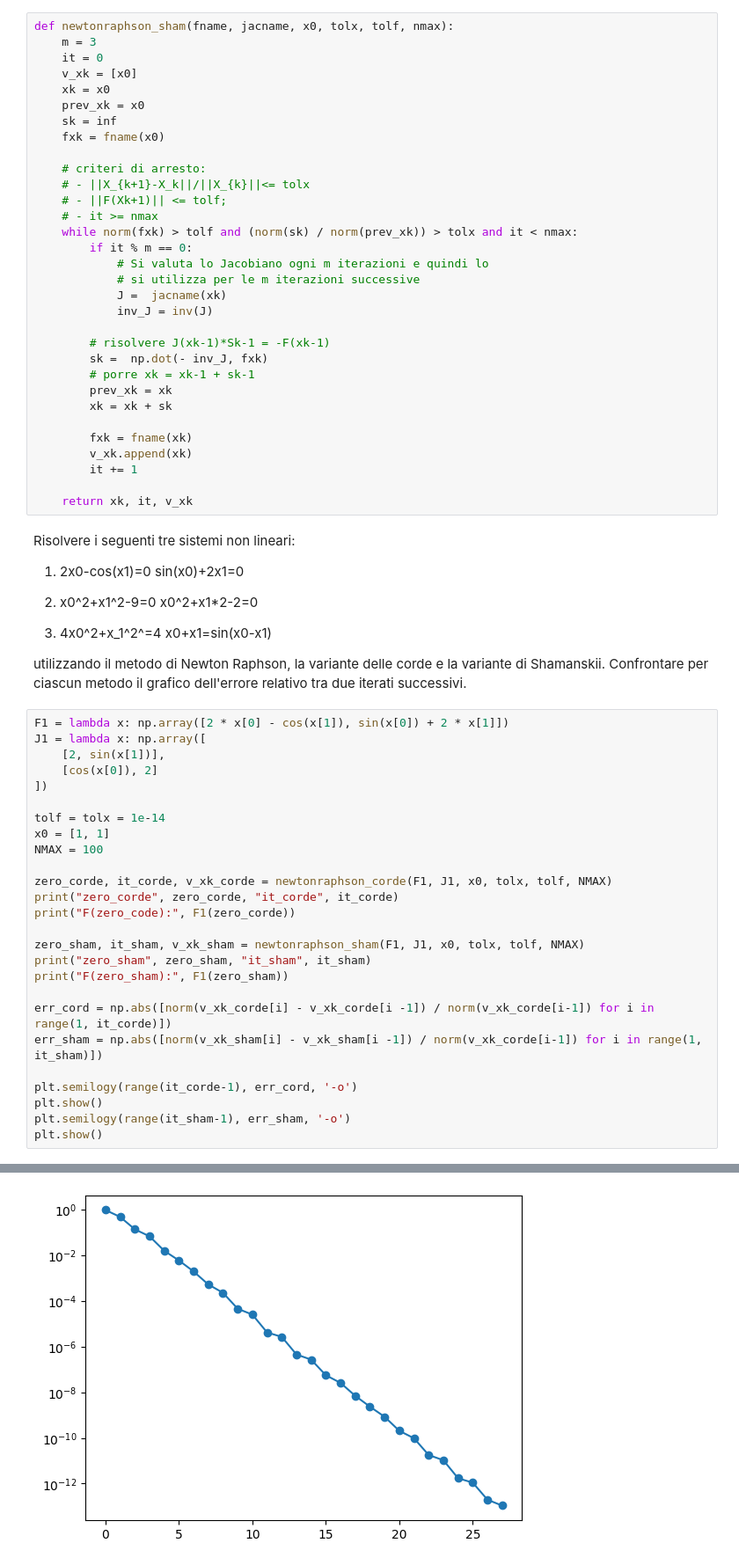
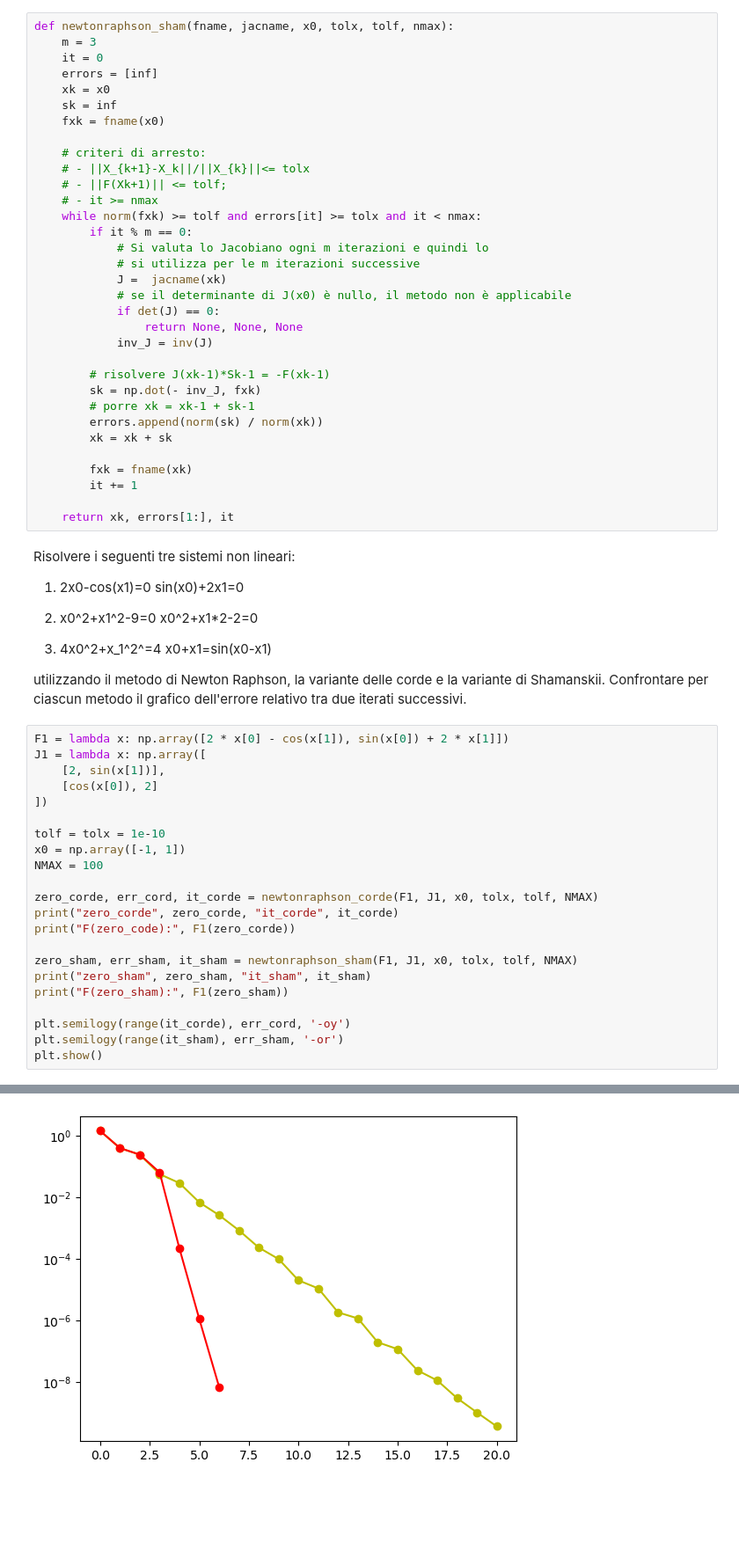
Before and after one commit to giacomoarienti/metodi-numerici-lab, a Jupyter notebook: Lezione7/Esercitazione7.ipynb, the cells around one changed output, grey strips where cells are left out. Shown at 88% size. Saved outputs shown, nothing was run; the diff lists cells and outputs as text; blank space fills up the shorter version.

```diff
--- a/Lezione7/Esercitazione7.ipynb
+++ b/Lezione7/Esercitazione7.ipynb
@@ -72,9 +75,8 @@ effettuate, nit.
 def newtonraphson_sham(fname, jacname, x0, tolx, tolf, nmax):
     m = 3
     it = 0
-    v_xk = [x0]
+    errors = [inf]
     xk = x0
-    prev_xk = x0
     sk = inf
     fxk = fname(x0)
 
@@ -82,24 +84,26 @@ def newtonraphson_sham(fname, jacname, x0, tolx, tolf, nmax):
     # - ||X_{k+1}-X_k||/||X_{k}||<= tolx
     # - ||F(Xk+1)|| <= tolf;
     # - it >= nmax
-    while norm(fxk) > tolf and (norm(sk) / norm(prev_xk)) > tolx and it < nmax:
+    while norm(fxk) >= tolf and errors[it] >= tolx and it < nmax:
         if it % m == 0:
             # Si valuta lo Jacobiano ogni m iterazioni e quindi lo
             # si utilizza per le m iterazioni successive
             J =  jacname(xk)
+            # se il determinante di J(x0) è nullo, il metodo non è applicabile
+            if det(J) == 0:
+                return None, None, None
             inv_J = inv(J)
 
         # risolvere J(xk-1)*Sk-1 = -F(xk-1)
-        sk =  np.dot(- inv_J, fxk)
+        sk = np.dot(- inv_J, fxk)
         # porre xk = xk-1 + sk-1
-        prev_xk = xk
+        errors.append(norm(sk) / norm(xk))
         xk = xk + sk
 
         fxk = fname(xk)
-        v_xk.append(xk)
         it += 1
 
-    return xk, it, v_xk
+    return xk, errors[1:], it
 # %% [markdown]
 Risolvere i seguenti tre sistemi non lineari:
 1) 2x0-cos(x1)=0
@@ -120,23 +124,19 @@ J1 = lambda x: np.array([
     [cos(x[0]), 2]
 ])
 
-tolf = tolx = 1e-14
-x0 = [1, 1]
+tolf = tolx = 1e-10
+x0 = np.array([-1, 1])
 NMAX = 100
 
-zero_corde, it_corde, v_xk_corde = newtonraphson_corde(F1, J1, x0, tolx, tolf, NMAX)
+zero_corde, err_cord, it_corde = newtonraphson_corde(F1, J1, x0, tolx, tolf, NMAX)
 print("zero_corde", zero_corde, "it_corde", it_corde)
 print("F(zero_code):", F1(zero_corde))
 
-zero_sham, it_sham, v_xk_sham = newtonraphson_sham(F1, J1, x0, tolx, tolf, NMAX)
+zero_sham, err_sham, it_sham = newtonraphson_sham(F1, J1, x0, tolx, tolf, NMAX)
 print("zero_sham", zero_sham, "it_sham", it_sham)
 print("F(zero_sham):", F1(zero_sham))
 
-err_cord = np.abs([norm(v_xk_corde[i] - v_xk_corde[i -1]) / norm(v_xk_corde[i-1]) for i in range(1, it_corde)])
-err_sham = np.abs([norm(v_xk_sham[i] - v_xk_sham[i -1]) / norm(v_xk_corde[i-1]) for i in range(1, it_sham)])
-
-plt.semilogy(range(it_corde-1), err_cord, '-o')
+plt.semilogy(range(it_corde), err_cord, '-oy')
+plt.semilogy(range(it_sham), err_sham, '-or')
 plt.show()
-plt.semilogy(range(it_sham-1), err_sham, '-o')
-plt.show()
 # %% [output]
@@ -145,3 +145,3 @@ F(zero_code): [-6.21724894e-15  4.10782519e-15]
 zero_sham [ 0.48640515 -0.2337255 ] it_sham 7
 F(zero_sham): [0. 0.]
-[figure, old version]
+[figure, new version]
```
Also changed, not shown: parts of 6 cells of this notebook.
